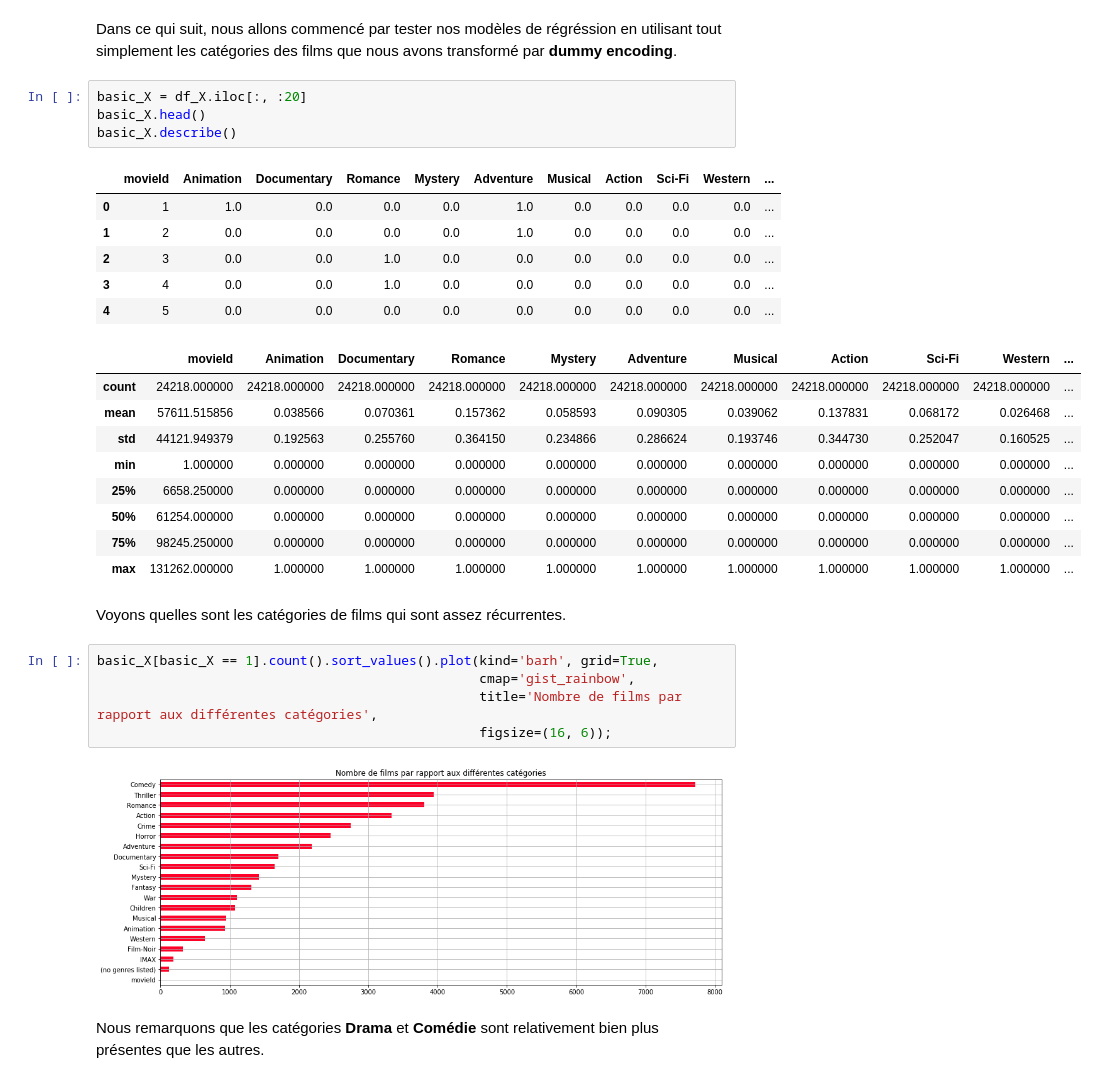
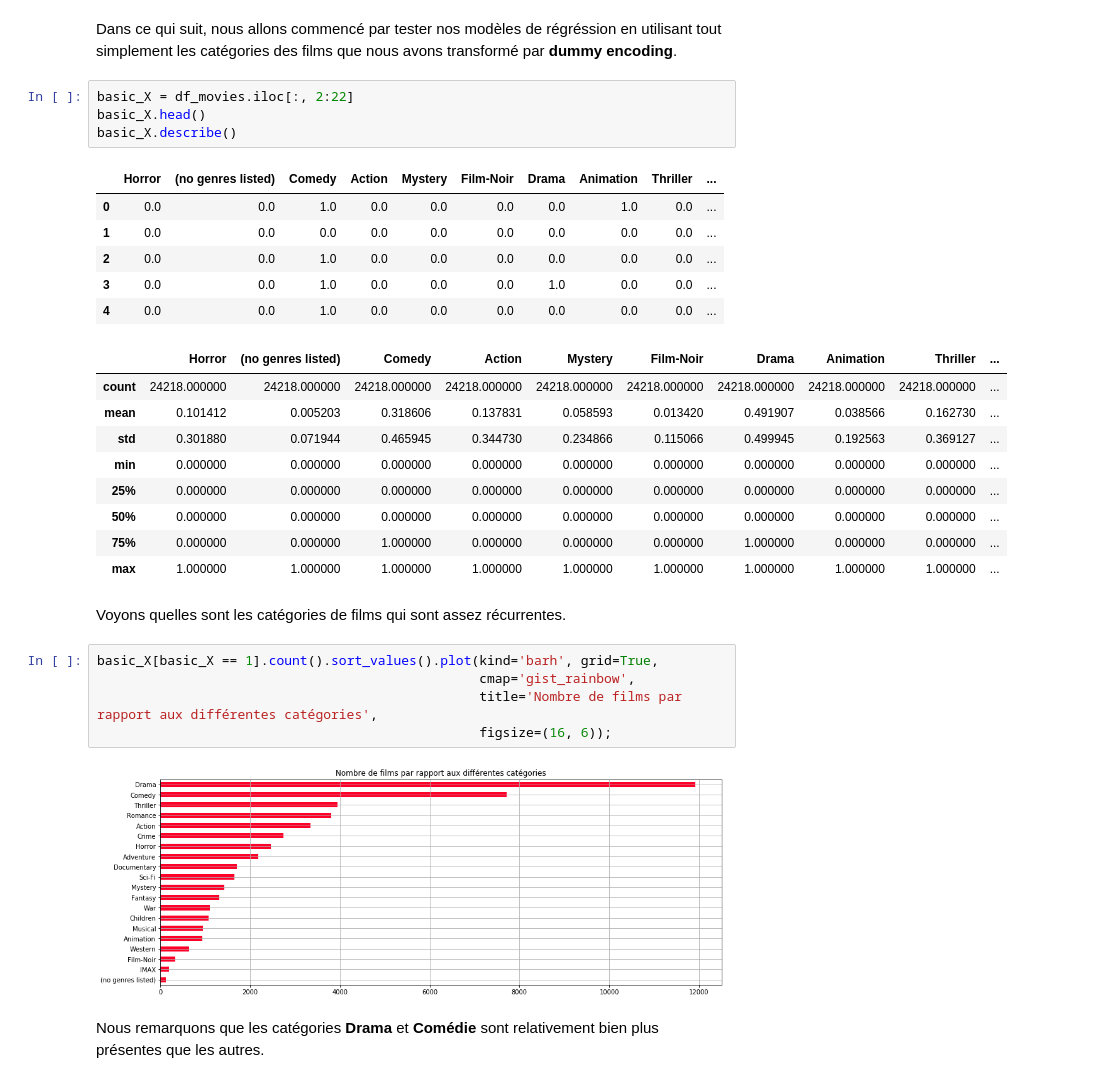
Before and after one commit to ATidiane/IMDb-Data-Analysis, a Jupyter notebook: consignes-Copy2.ipynb, the cells around one changed output. Drawn from its saved outputs; the diff is of its cells as text.

```diff
--- a/consignes-Copy2.ipynb
+++ b/consignes-Copy2.ipynb
@@ -528,25 +522,25 @@ Name: vote_average, dtype: float64
 # %% [markdown]
 Dans ce qui suit, nous allons commencé par tester nos modèles de régréssion en utilisant tout simplement les catégories des films que nous avons transformé par **dummy encoding**.
 # %%
-basic_X = df_X.iloc[:, :20]
+basic_X = df_movies.iloc[:, 2:22]
 basic_X.head()
 basic_X.describe()
 # %% [output]
-|  | movieId | Animation | Documentary | Romance | Mystery | Adventure | Musical | Action | Sci-Fi | Western | ... |
-| 0 | 1 | 1.0 | 0.0 | 0.0 | 0.0 | 1.0 | 0.0 | 0.0 | 0.0 | 0.0 | ... |
-| 1 | 2 | 0.0 | 0.0 | 0.0 | 0.0 | 1.0 | 0.0 | 0.0 | 0.0 | 0.0 | ... |
-| 2 | 3 | 0.0 | 0.0 | 1.0 | 0.0 | 0.0 | 0.0 | 0.0 | 0.0 | 0.0 | ... |
-| 3 | 4 | 0.0 | 0.0 | 1.0 | 0.0 | 0.0 | 0.0 | 0.0 | 0.0 | 0.0 | ... |
-| 4 | 5 | 0.0 | 0.0 | 0.0 | 0.0 | 0.0 | 0.0 | 0.0 | 0.0 | 0.0 | ... |
+|  | Horror | (no genres listed) | Comedy | Action | Mystery | Film-Noir | Drama | Animation | Thriller | ... |
+| 0 | 0.0 | 0.0 | 1.0 | 0.0 | 0.0 | 0.0 | 0.0 | 1.0 | 0.0 | ... |
+| 1 | 0.0 | 0.0 | 0.0 | 0.0 | 0.0 | 0.0 | 0.0 | 0.0 | 0.0 | ... |
+| 2 | 0.0 | 0.0 | 1.0 | 0.0 | 0.0 | 0.0 | 0.0 | 0.0 | 0.0 | ... |
+| 3 | 0.0 | 0.0 | 1.0 | 0.0 | 0.0 | 0.0 | 1.0 | 0.0 | 0.0 | ... |
+| 4 | 0.0 | 0.0 | 1.0 | 0.0 | 0.0 | 0.0 | 0.0 | 0.0 | 0.0 | ... |
-|  | movieId | Animation | Documentary | Romance | Mystery | Adventure | Musical | Action | Sci-Fi | Western | ... |
-| count | 24218.000000 | 24218.000000 | 24218.000000 | 24218.000000 | 24218.000000 | 24218.000000 | 24218.000000 | 24218.000000 | 24218.000000 | 24218.000000 | ... |
-| mean | 57611.515856 | 0.038566 | 0.070361 | 0.157362 | 0.058593 | 0.090305 | 0.039062 | 0.137831 | 0.068172 | 0.026468 | ... |
-| std | 44121.949379 | 0.192563 | 0.255760 | 0.364150 | 0.234866 | 0.286624 | 0.193746 | 0.344730 | 0.252047 | 0.160525 | ... |
-| min | 1.000000 | 0.000000 | 0.000000 | 0.000000 | 0.000000 | 0.000000 | 0.000000 | 0.000000 | 0.000000 | 0.000000 | ... |
-| 25% | 6658.250000 | 0.000000 | 0.000000 | 0.000000 | 0.000000 | 0.000000 | 0.000000 | 0.000000 | 0.000000 | 0.000000 | ... |
-| 50% | 61254.000000 | 0.000000 | 0.000000 | 0.000000 | 0.000000 | 0.000000 | 0.000000 | 0.000000 | 0.000000 | 0.000000 | ... |
-| 75% | 98245.250000 | 0.000000 | 0.000000 | 0.000000 | 0.000000 | 0.000000 | 0.000000 | 0.000000 | 0.000000 | 0.000000 | ... |
-| max | 131262.000000 | 1.000000 | 1.000000 | 1.000000 | 1.000000 | 1.000000 | 1.000000 | 1.000000 | 1.000000 | 1.000000 | ... |
+|  | Horror | (no genres listed) | Comedy | Action | Mystery | Film-Noir | Drama | Animation | Thriller | ... |
+| count | 24218.000000 | 24218.000000 | 24218.000000 | 24218.000000 | 24218.000000 | 24218.000000 | 24218.000000 | 24218.000000 | 24218.000000 | ... |
+| mean | 0.101412 | 0.005203 | 0.318606 | 0.137831 | 0.058593 | 0.013420 | 0.491907 | 0.038566 | 0.162730 | ... |
+| std | 0.301880 | 0.071944 | 0.465945 | 0.344730 | 0.234866 | 0.115066 | 0.499945 | 0.192563 | 0.369127 | ... |
+| min | 0.000000 | 0.000000 | 0.000000 | 0.000000 | 0.000000 | 0.000000 | 0.000000 | 0.000000 | 0.000000 | ... |
+| 25% | 0.000000 | 0.000000 | 0.000000 | 0.000000 | 0.000000 | 0.000000 | 0.000000 | 0.000000 | 0.000000 | ... |
+| 50% | 0.000000 | 0.000000 | 0.000000 | 0.000000 | 0.000000 | 0.000000 | 0.000000 | 0.000000 | 0.000000 | ... |
+| 75% | 0.000000 | 0.000000 | 1.000000 | 0.000000 | 0.000000 | 0.000000 | 1.000000 | 0.000000 | 0.000000 | ... |
+| max | 1.000000 | 1.000000 | 1.000000 | 1.000000 | 1.000000 | 1.000000 | 1.000000 | 1.000000 | 1.000000 | ... |
 # %% [markdown]
 Voyons quelles sont les catégories de films qui sont assez récurrentes.
 # %%
@@ -555,7 +549,7 @@ basic_X[basic_X == 1].count().sort_values().plot(kind='barh', grid=True,
                                                  title='Nombre de films par rapport aux différentes catégories',
                                                  figsize=(16, 6));
 # %% [output]
-[figure, old version]
+[figure, new version]
 # %% [markdown]
 Nous remarquons que les catégories **Drama** et **Comédie** sont relativement bien plus présentes que les autres.
 # %% [markdown]
```
Also changed, not shown: parts of 10 cells of this notebook.
